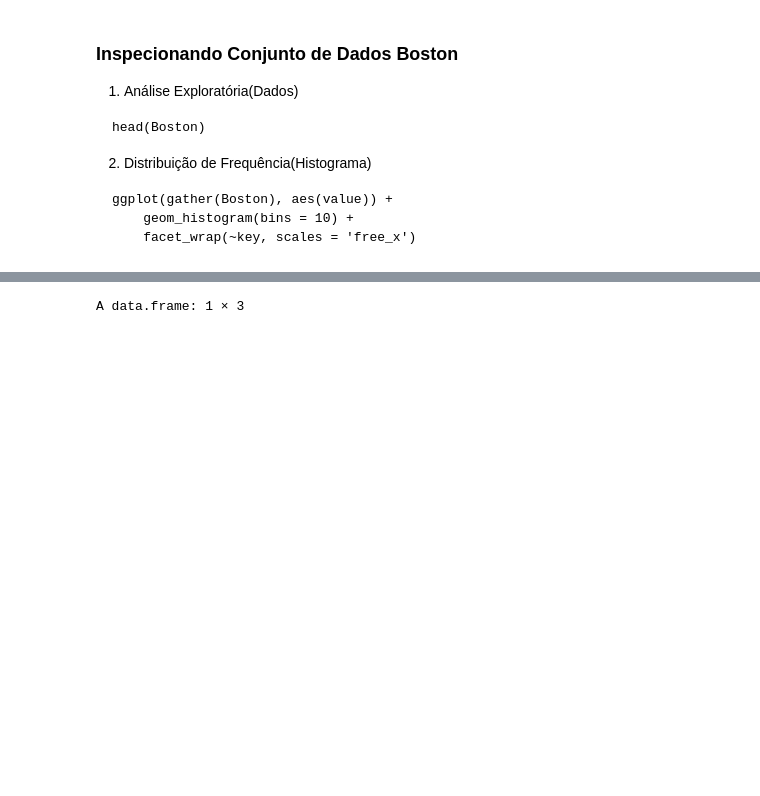
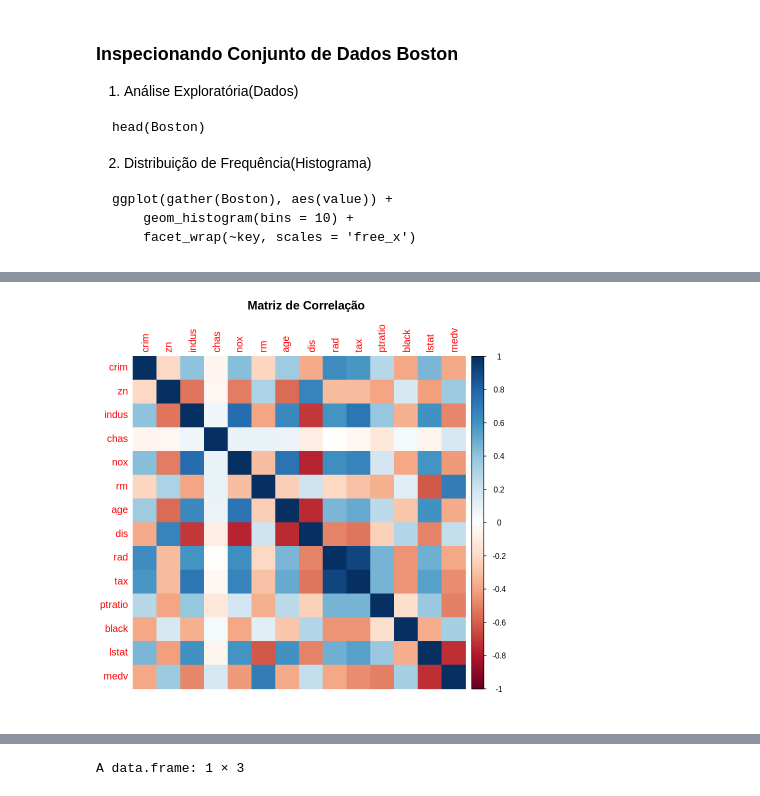
Before and after one commit to SamuelOliveira/Colab, a Jupyter notebook: FT084_2021S1_T2_predicao_R.ipynb, the cells around one changed output, grey strips where cells are left out. Saved outputs shown, nothing was run; the diff lists cells and outputs as text; code cells hidden in the pictures; blank space fills up the shorter version.

```diff
--- a/FT084_2021S1_T2_predicao_R.ipynb
+++ b/FT084_2021S1_T2_predicao_R.ipynb
@@ -61,0 +132,8 @@ A data.frame: 6 × 14
+# %%
+title <-"\nMatriz de Correlação"
+num_vars <-sapply(boston.df_p,is.numeric)
+corr <-cor(boston.df_p[num_vars])
+cat("\n\n")
+corrplot(corr, method = "color", title=title)
+# %% [output]
+[figure, added]
```
Also changed, not shown: parts of 25 cells of this notebook.
